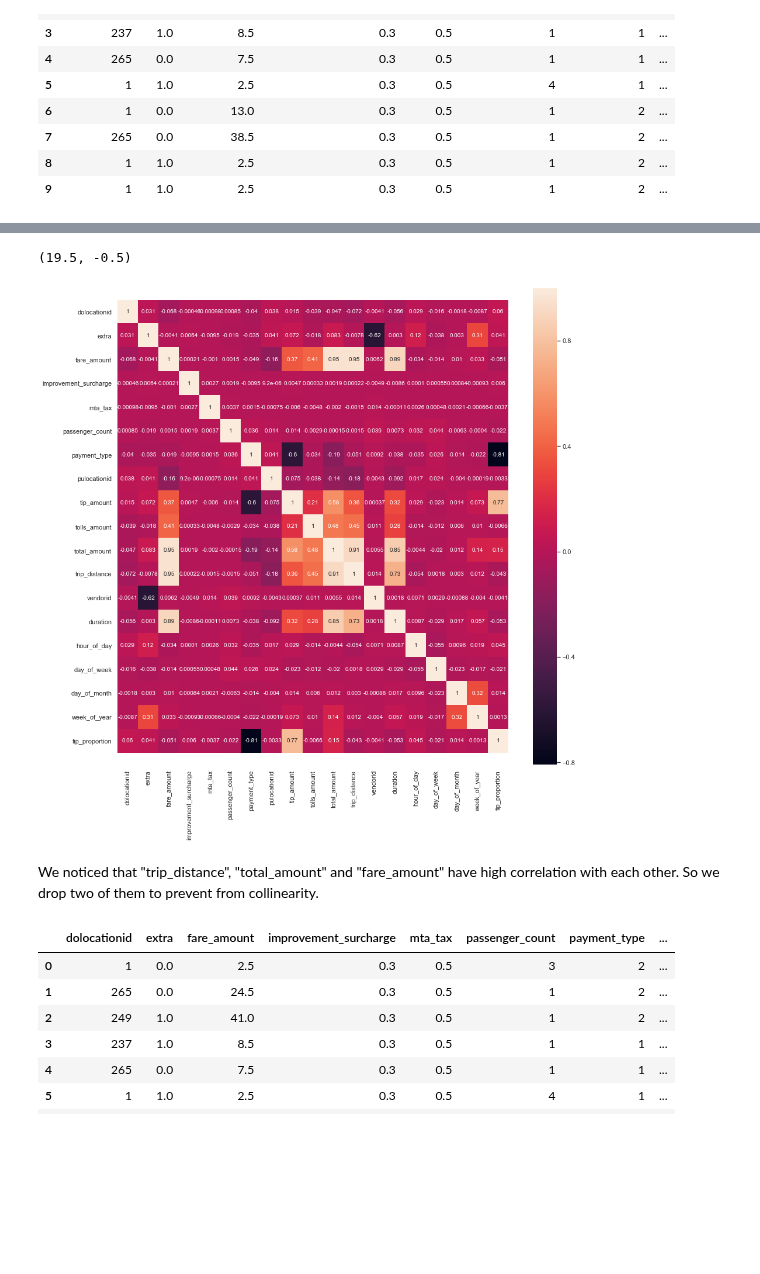
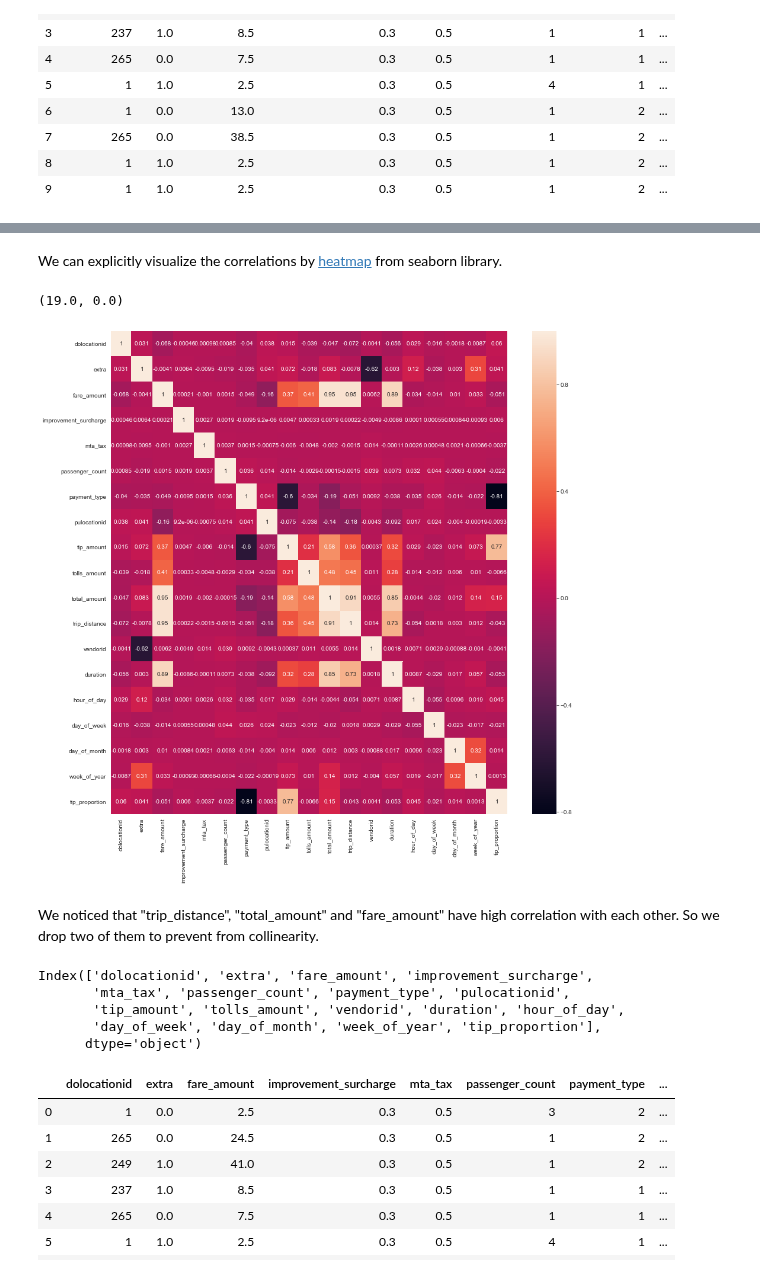
Before and after one commit to zach96guan/15-688_PDS_Project, a Jupyter notebook: preprocess.ipynb, the cells around one changed output, grey strips where cells are left out. Saved outputs shown, nothing was run; the diff lists cells and outputs as text; code cells hidden in the pictures; blank space fills up the shorter version.

```diff
--- a/preprocess.ipynb
+++ b/preprocess.ipynb
@@ -239,5 +250,5 @@ From above VIF score for each feature, we noticed that "fare_amount", "total_amo
 # %%
-pearson_correlation = new_df.corr(method ='pearson')
-pearson_correlation
+pearson_score = new_df.corr(method ='pearson')
+pearson_score
 # %% [output]
 |  | dolocationid | extra | fare_amount | improvement_surcharge | mta_tax | passenger_count | payment_type | ... |
@@ -260,19 +271,29 @@ pearson_correlation
+# %% [markdown]
+We can explicitly visualize the correlations by [heatmap](https://seaborn.pydata.org/generated/seaborn.heatmap.html) from seaborn library.
 # %%
 fig, ax = plt.subplots(figsize=(15,15))
-sns.heatmap(pearson_correlation,
-            xticklabels=pearson_correlation.columns,
-            yticklabels=pearson_correlation.columns,
+sns.heatmap(pearson_score,
+            xticklabels=pearson_score.columns,
+            yticklabels=pearson_score.columns,
             annot=True)
 
 bottom, top = ax.get_ylim()
-ax.set_ylim(bottom+0.5, top-0.5)
+ax.set_ylim(bottom + 0.5, top - 0.5)
 # %% [output]
-(19.5, -0.5)
+(19.0, 0.0)
-[figure, old version]
+[figure, new version]
 # %% [markdown]
 We noticed that "trip_distance", "total_amount" and "fare_amount" have high correlation with each other. So we drop two of them to prevent from collinearity.
 # %%
 df = df.drop(columns=["trip_distance", "total_amount", "tpep_dropoff_datetime", "tpep_pickup_datetime", "ratecodeid"])
+# %%
+df.columns
+# %% [output]
+Index(['dolocationid', 'extra', 'fare_amount', 'improvement_surcharge',
+       'mta_tax', 'passenger_count', 'payment_type', 'pulocationid',
+       'tip_amount', 'tolls_amount', 'vendorid', 'duration', 'hour_of_day',
+       'day_of_week', 'day_of_month', 'week_of_year', 'tip_proportion'],
+      dtype='object')
 # %%
 df.head(10)
 # %% [output]
```
Also changed, not shown: parts of 20 cells of this notebook.
